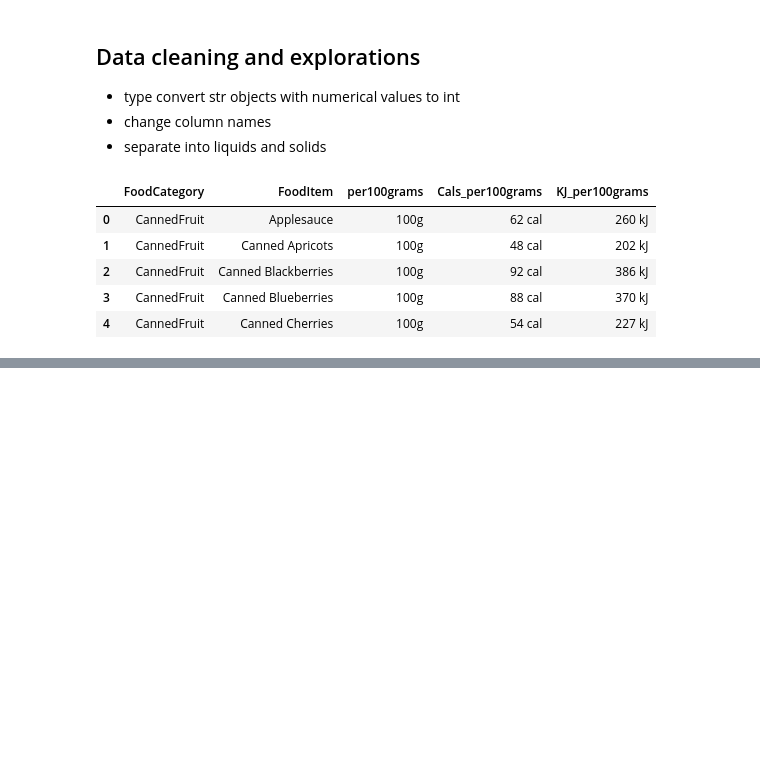
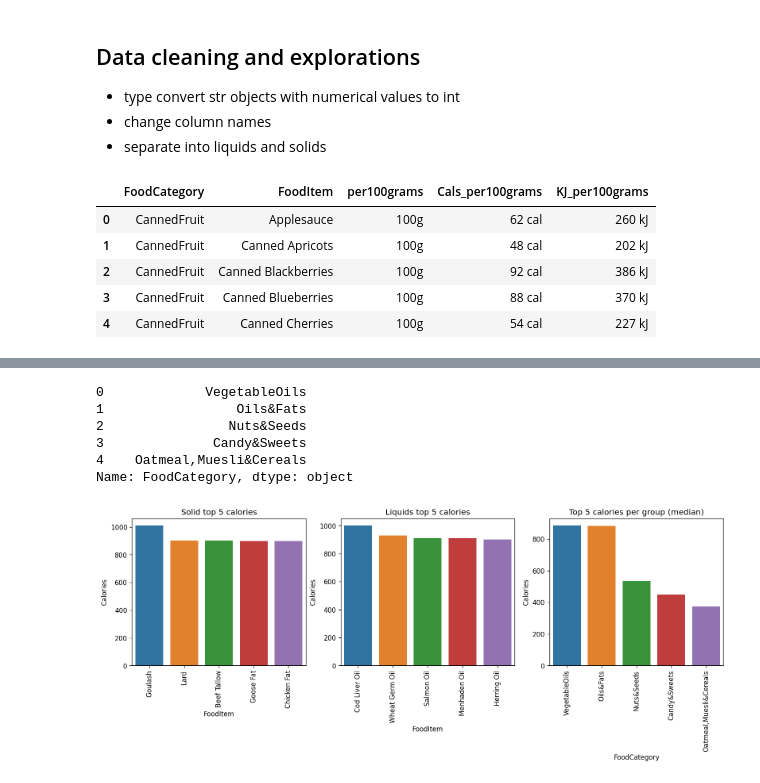
Before and after one commit to DorotaBjoorn/Databehandling-Dorota-Bjoorn, a Jupyter notebook: Code-alongs/L0_pandas_basics.ipynb, the cells around one changed output, grey strips where cells are left out. Cells and saved outputs as stored; diff of their text form; code cells hidden in the pictures; blank space fills up the shorter version.

```diff
--- a/Code-alongs/L0_pandas_basics.ipynb
+++ b/Code-alongs/L0_pandas_basics.ipynb
@@ -325,0 +410,3 @@ df.head()
+# %%
+solids_sorted_calories = df_solids.sort_values(by= "Calories", ascending = False)
+solids_sorted_calories.iloc[:10]
@@ -325,0 +425,3 @@ df.head()
+# %%
+solids_top5_calories = solids_sorted_calories.head()
+solids_top5_calories
@@ -325,0 +435,3 @@ df.head()
+# %%
+liquds_top5_calories = df_liquids.sort_values(by="Calories", ascending = False).head()
+liquds_top5_calories
@@ -325,0 +489,3 @@ df.head()
+# %%
+top5_category_median = df.groupby("FoodCategory").median("Calories").sort_values(by = "Calories", ascending = False).head().reset_index() #testa utan reset_index()
+top5_category_median
@@ -325,0 +499,24 @@ df.head()
+# %%
+top5_category_median["FoodCategory"]
+# %% [output]
+0             VegetableOils
+1                 Oils&Fats
+2                Nuts&Seeds
+3              Candy&Sweets
+4    Oatmeal,Muesli&Cereals
+Name: FoodCategory, dtype: object
+# %%
+fig, axes = plt.subplots(1, 3, figsize=(16, 4), dpi=120)
+titles = ["Solid top 5 calories", "Liquids top 5 calories", "Top 5 calories per group (median)"]
+data_frames = (solids_top5_calories, liquds_top5_calories, top5_category_median)
+x_columns = ["FoodItem", "FoodItem", "FoodCategory"]
+
+
+for i, (data, title) in enumerate(zip(data_frames, titles)):
+    sns.barplot(data=data, x = x_columns[i], y = "Calories", ax = axes[i])
+    axes[i].set(title = title)
+    axes[i].set_xticklabels(axes[i].get_xticklabels(), rotation = 90)
+
+plt.savefig("../assets/top_calories_food.png", facecolor = "white", bbox_inches = "tight")
+# %% [output]
+[figure, added]
```
Also changed, not shown: parts of 16 cells of this notebook, 1 other file.
